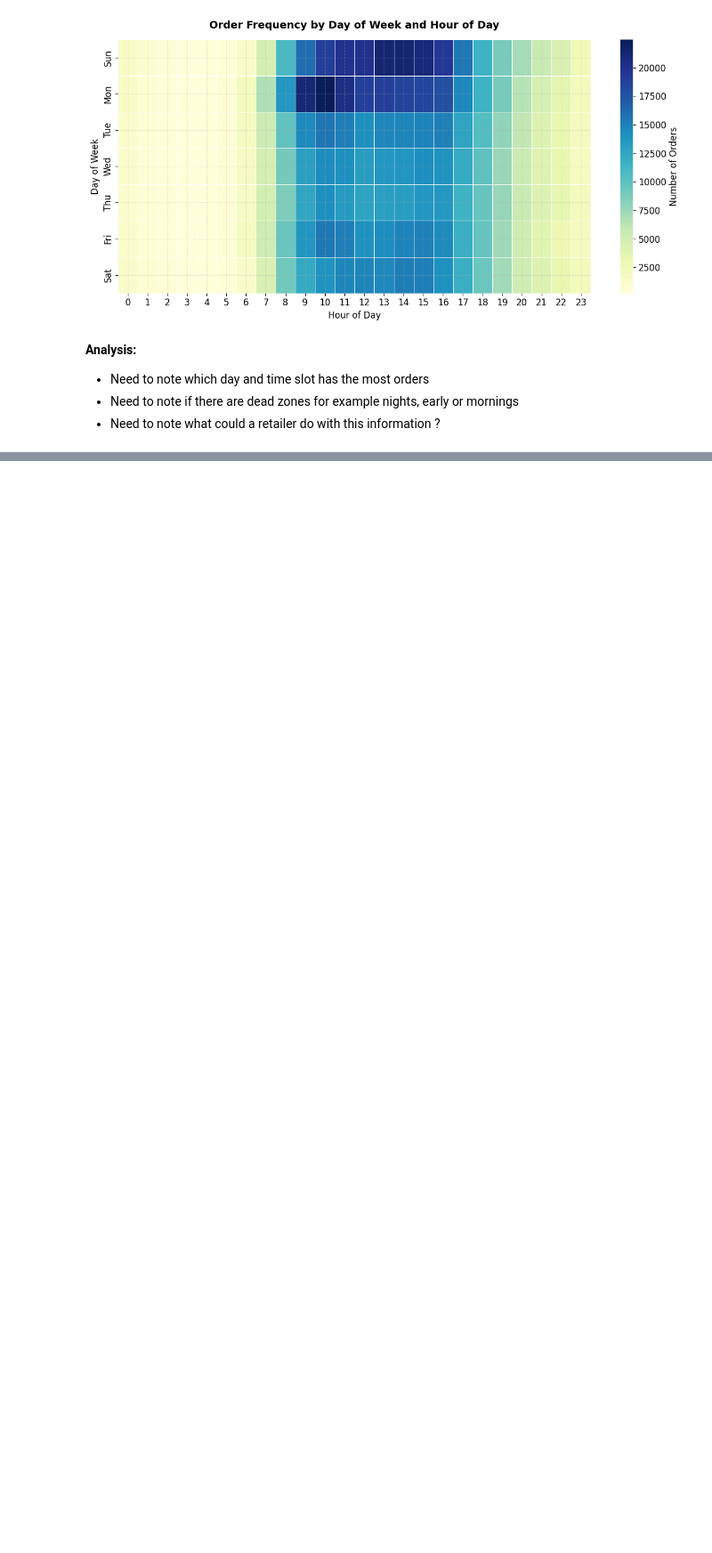
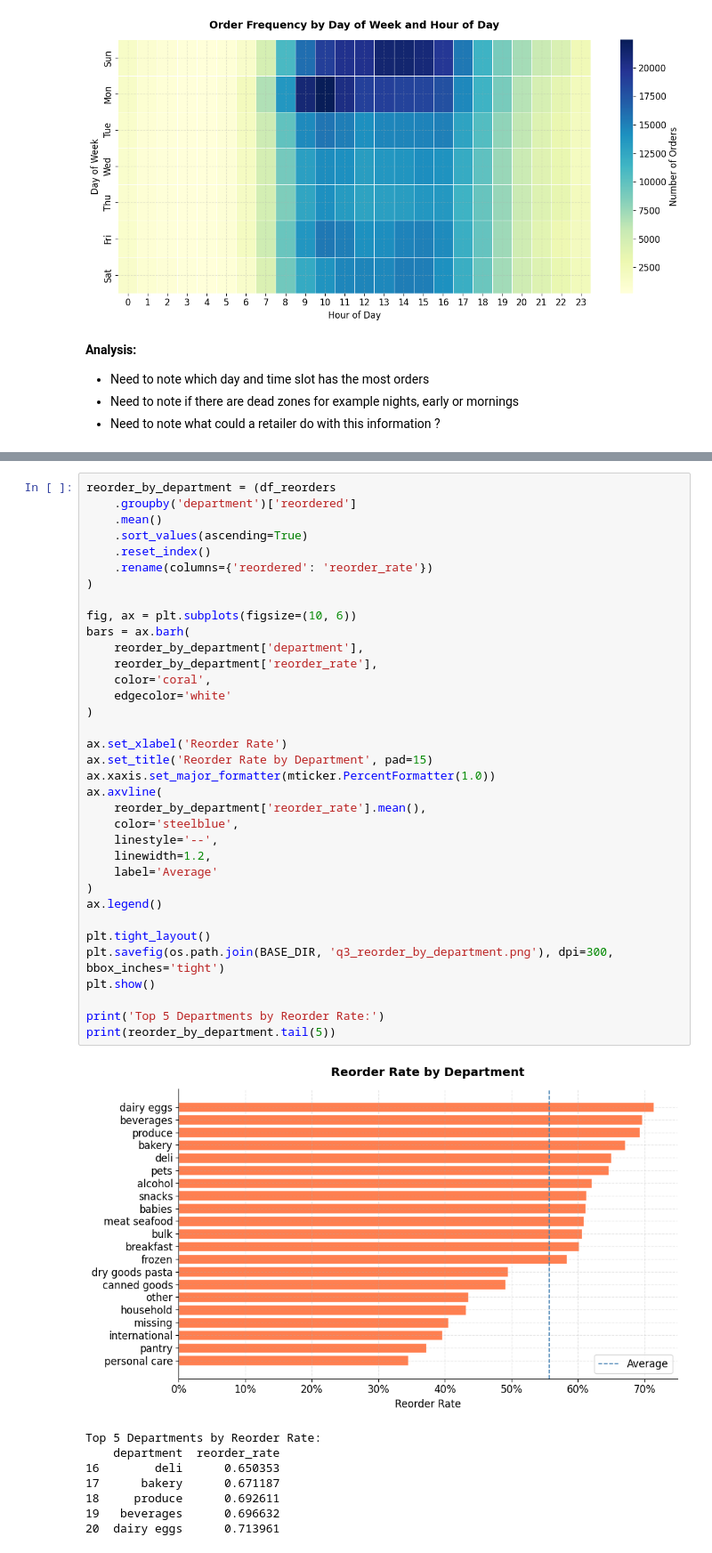
Before and after one commit to PornraksaSuksawaeng/nextbuy-data-analysis, a Jupyter notebook: notebooks/02_eda.ipynb, the cells around one changed output, grey strips where cells are left out. Shown at 89% size. Saved outputs shown, nothing was run; the diff lists cells and outputs as text; blank space fills up the shorter version.

Commit message:
feat(eda): add the horizontal bar chart that answer the question Which department has the highest reorder rate?

```diff
--- a/notebooks/02_eda.ipynb
+++ b/notebooks/02_eda.ipynb
@@ -155,0 +160,44 @@ plt.show()
+# %%
+reorder_by_department = (df_reorders
+    .groupby('department')['reordered']
+    .mean()
+    .sort_values(ascending=True)
+    .reset_index()
+    .rename(columns={'reordered': 'reorder_rate'})
+)
+
+fig, ax = plt.subplots(figsize=(10, 6))
+bars = ax.barh(
+    reorder_by_department['department'],
+    reorder_by_department['reorder_rate'],
+    color='coral',
+    edgecolor='white'
+)
+
+ax.set_xlabel('Reorder Rate')
+ax.set_title('Reorder Rate by Department', pad=15)
+ax.xaxis.set_major_formatter(mticker.PercentFormatter(1.0))
+ax.axvline(
+    reorder_by_department['reorder_rate'].mean(),
+    color='steelblue',
+    linestyle='--',
+    linewidth=1.2,
+    label='Average'
+)
+ax.legend()
+
+plt.tight_layout()
+plt.savefig(os.path.join(BASE_DIR, 'q3_reorder_by_department.png'), dpi=300, bbox_inches='tight')
+plt.show()
+
+print('Top 5 Departments by Reorder Rate:')
+print(reorder_by_department.tail(5))
+# %% [output]
+[figure, added]
+Top 5 Departments by Reorder Rate:
+    department  reorder_rate
+16        deli      0.650353
+17      bakery      0.671187
+18     produce      0.692611
+19   beverages      0.696632
+20  dairy eggs      0.713961
```
Also changed, not shown: parts of 1 cell of this notebook, 1 other file.
